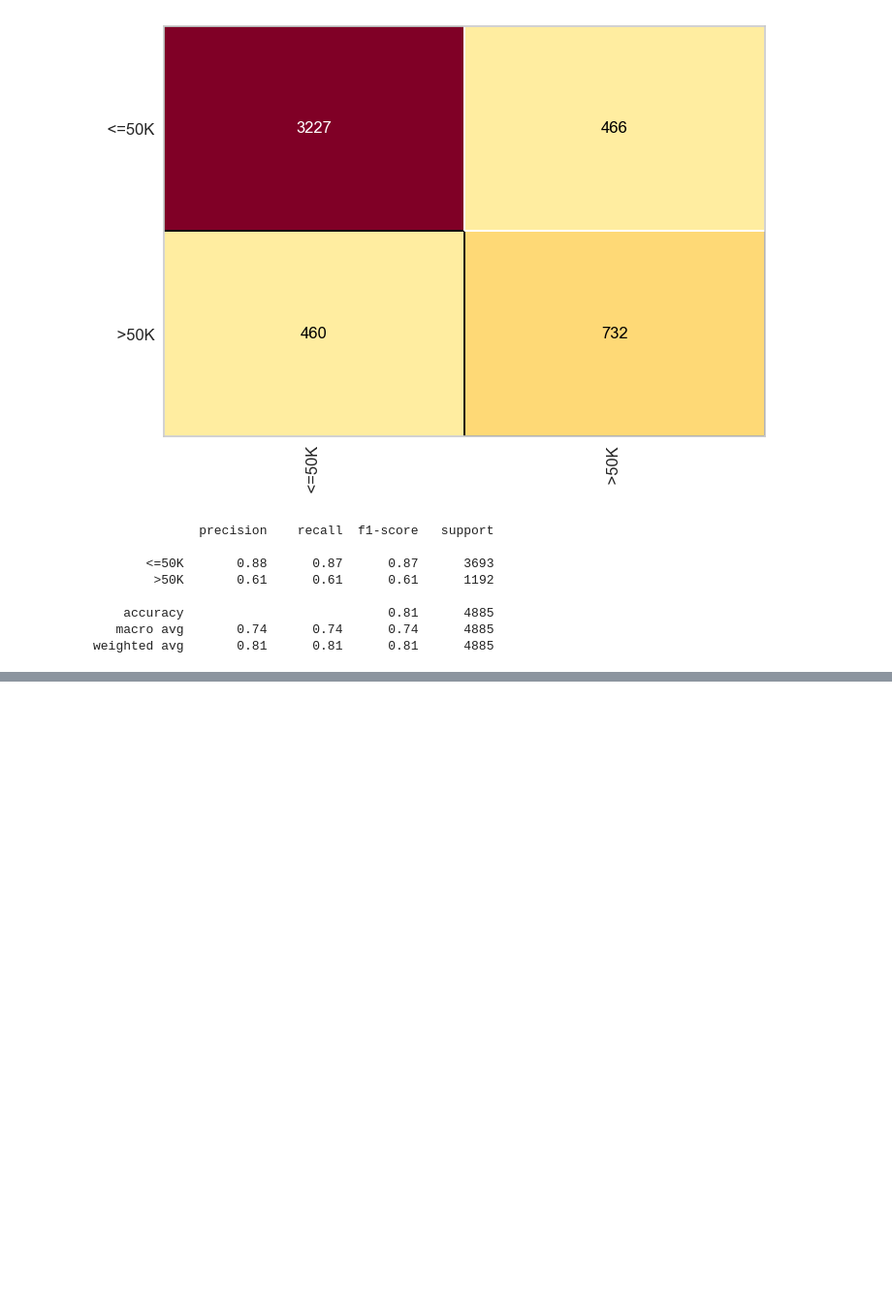
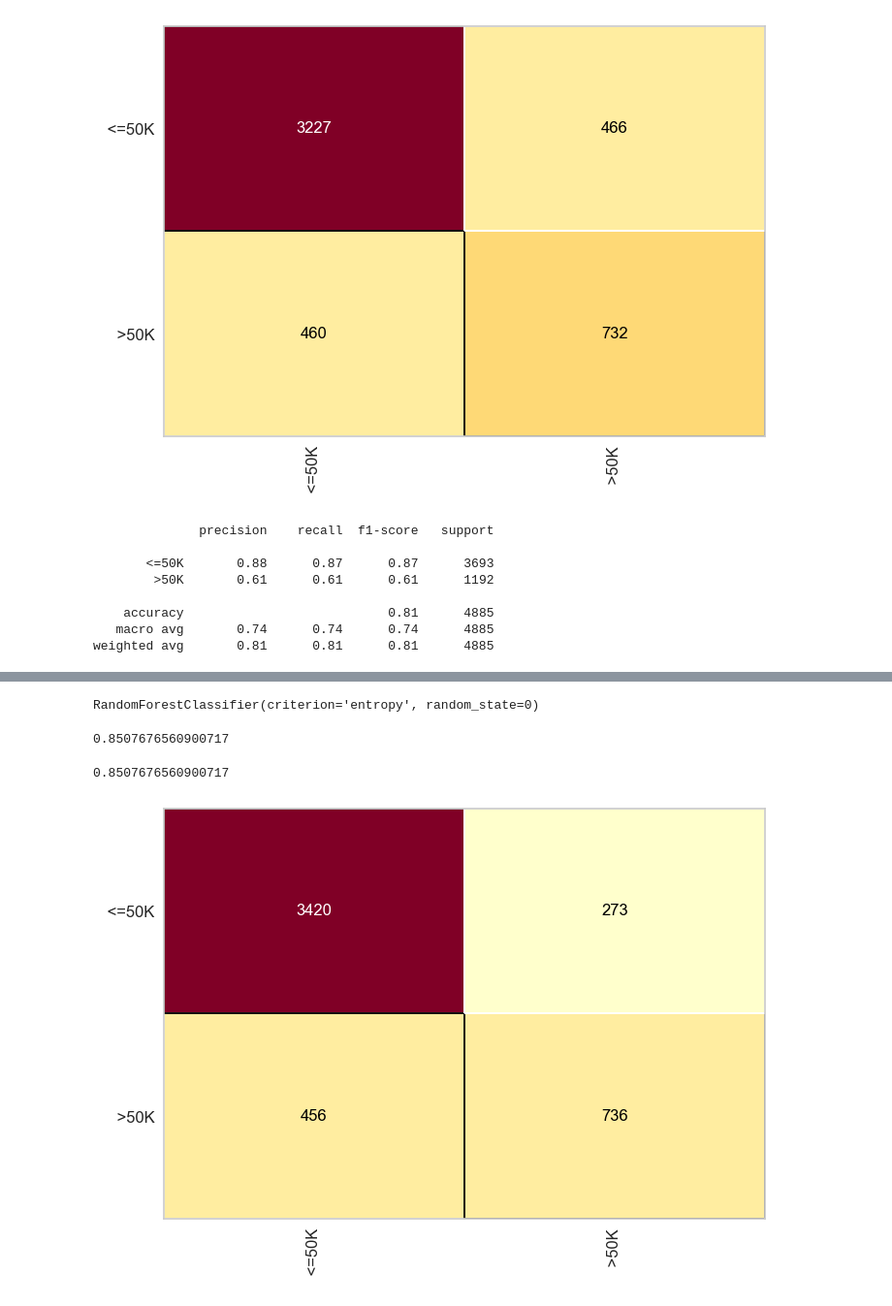
Before and after one commit to TdcRibeiro/IA, a Jupyter notebook: censo/censo.ipynb, the cells around one changed output, grey strips where cells are left out. Shown at 97% size. Saved outputs shown, nothing was run; the diff lists cells and outputs as text; code cells hidden in the pictures; blank space fills up the shorter version.

```diff
--- a/censo/censo.ipynb
+++ b/censo/censo.ipynb
@@ -314,0 +319,6 @@ weighted avg       0.81      0.81      0.81      4885
+# %%
+random_forest_censo = RandomForestClassifier(n_estimators=100, criterion='entropy', random_state=0)
+# %%
+random_forest_censo.fit(x_censo_treinamento, y_censo_treinamento)
+# %% [output]
+RandomForestClassifier(criterion='entropy', random_state=0)
@@ -314,0 +327,11 @@ weighted avg       0.81      0.81      0.81      4885
+# %%
+accuracy_score(y_censo_teste, previsoes)
+# %% [output]
+0.8507676560900717
+# %%
+cm = ConfusionMatrix(random_forest_censo)
+cm.fit(x_censo_treinamento, y_censo_treinamento)
+cm.score(x_censo_teste, y_censo_teste)
+# %% [output]
+0.8507676560900717
+[figure, added]
```
Also changed, not shown: parts of 4 cells of this notebook.
